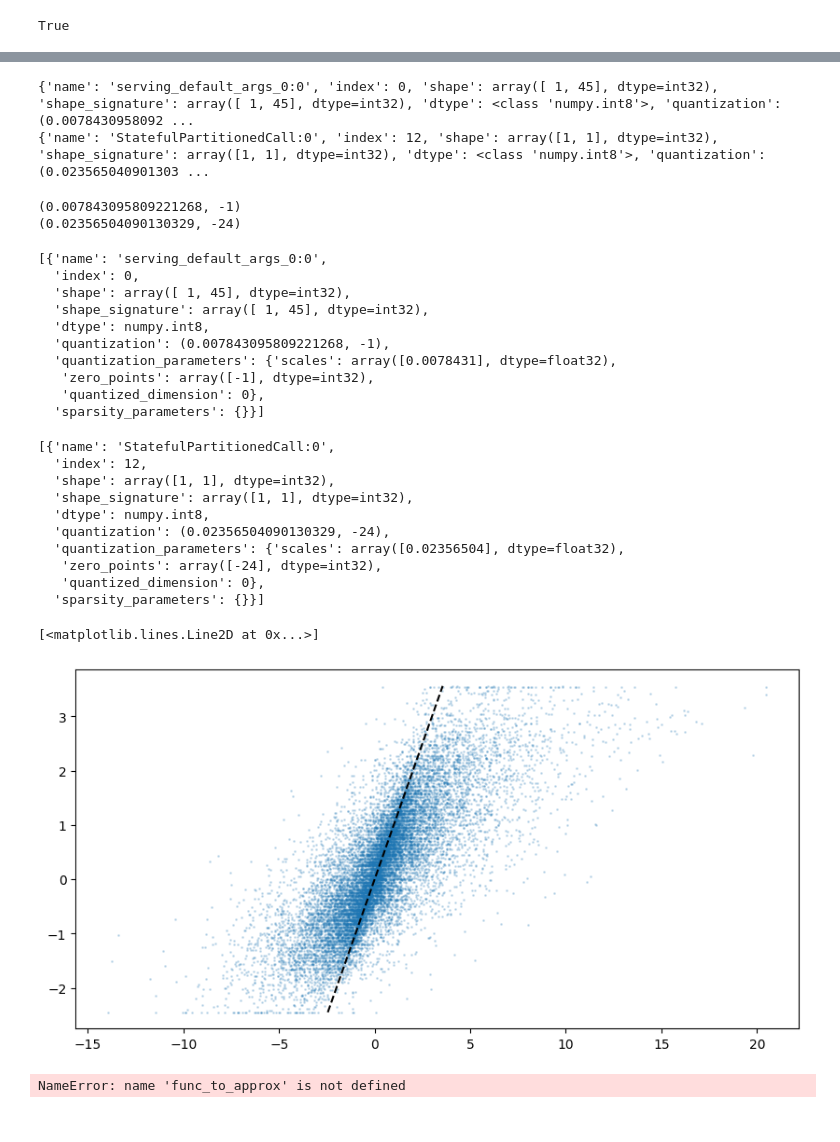
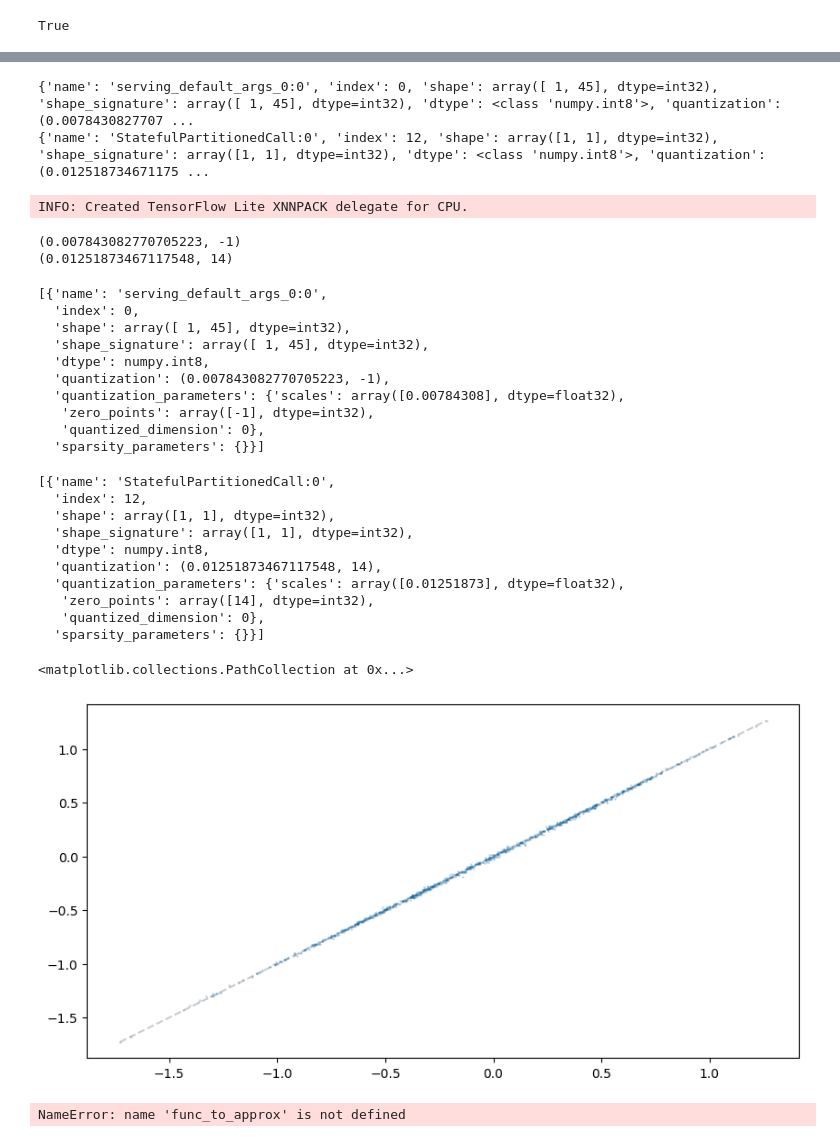
Before and after one commit to NovelMobileRobotsLab/rock, a Jupyter notebook: embedded/rock2_fw/trained_models/to_tflite.ipynb, the cells around one changed output, grey strips where cells are left out. Drawn from its saved outputs; the diff is of its cells as text; code cells hidden in the pictures.

```diff
--- a/embedded/rock2_fw/trained_models/to_tflite.ipynb
+++ b/embedded/rock2_fw/trained_models/to_tflite.ipynb
@@ -157,7 +157,7 @@ model = ActorCritic(
     init_noise_std=0,
     noise_std_type="scalar",
 )
-checkpoint = torch.load("2025-04-12_22-55-41_1000.pt", map_location=torch.device("cpu"), weights_only=True)  # Adjust path
+checkpoint = torch.load("2025-04-15_01-58-02_200.pt", map_location=torch.device("cpu"), weights_only=True)  # Adjust path
 model.load_state_dict(checkpoint["model_state_dict"])
 # model.eval()
 # model.std  = nn.Parameter(0 * torch.ones(1))
@@ -366,14 +355,15 @@ for input_detail in input_details:
 for output_detail in output_details:
     print(output_detail)
 # %% [output]
-{'name': 'serving_default_args_0:0', 'index': 0, 'shape': array([ 1, 45], dtype=int32), 'shape_signature': array([ 1, 45], dtype=int32), 'dtype': <class 'numpy.int8'>, 'quantization': (0.0078430958092 ...
-{'name': 'StatefulPartitionedCall:0', 'index': 12, 'shape': array([1, 1], dtype=int32), 'shape_signature': array([1, 1], dtype=int32), 'dtype': <class 'numpy.int8'>, 'quantization': (0.023565040901303 ...
+{'name': 'serving_default_args_0:0', 'index': 0, 'shape': array([ 1, 45], dtype=int32), 'shape_signature': array([ 1, 45], dtype=int32), 'dtype': <class 'numpy.int8'>, 'quantization': (0.0078430827707 ...
+{'name': 'StatefulPartitionedCall:0', 'index': 12, 'shape': array([1, 1], dtype=int32), 'shape_signature': array([1, 1], dtype=int32), 'dtype': <class 'numpy.int8'>, 'quantization': (0.012518734671175 ...
+INFO: Created TensorFlow Lite XNNPACK delegate for CPU.
 # %%
 print(input_details[0]['quantization'])
 print(output_details[0]['quantization'])
 # %% [output]
-(0.007843095809221268, -1)
-(0.02356504090130329, -24)
+(0.007843082770705223, -1)
+(0.01251873467117548, 14)
 # %%
 import os
 import json
@@ -444,8 +434,8 @@ display(input_details,output_details)
   'shape': array([ 1, 45], dtype=int32),
   'shape_signature': array([ 1, 45], dtype=int32),
   'dtype': numpy.int8,
-  'quantization': (0.007843095809221268, -1),
-  'quantization_parameters': {'scales': array([0.0078431], dtype=float32),
+  'quantization': (0.007843082770705223, -1),
+  'quantization_parameters': {'scales': array([0.00784308], dtype=float32),
    'zero_points': array([-1], dtype=int32),
    'quantized_dimension': 0},
   'sparsity_parameters': {}}]
@@ -454,40 +444,40 @@ display(input_details,output_details)
   'shape': array([1, 1], dtype=int32),
   'shape_signature': array([1, 1], dtype=int32),
   'dtype': numpy.int8,
-  'quantization': (0.02356504090130329, -24),
-  'quantization_parameters': {'scales': array([0.02356504], dtype=float32),
-   'zero_points': array([-24], dtype=int32),
+  'quantization': (0.01251873467117548, 14),
+  'quantization_parameters': {'scales': array([0.01251873], dtype=float32),
+   'zero_points': array([14], dtype=int32),
    'quantized_dimension': 0},
   'sparsity_parameters': {}}]
 # %%
 models = []
 outputs = []
-for test_scale in np.linspace(-3, 3, 20):
-    for test_rand in range(1000):
-        # input_float = test_scale*np.ones((1,INPUT_SIZE), dtype=np.float32)
-        input_float = test_scale*np.random.randn(1,INPUT_SIZE).astype(np.float32)
+for test_rand in range(1000):
+    # input_float = test_scale*np.ones((1,INPUT_SIZE), dtype=np.float32)
+    # input_float = test_scale*np.random.randn(1,INPUT_SIZE).astype(np.float32)
+    input_float = np.random.uniform(low=-1.0, high=1.0, size=(1, INPUT_SIZE)).astype(np.float32)
 
-        output_model = model.act_inference(torch.tensor(input_float))
-        models.append(float(output_model.flatten()[0]))
+    output_model = model.act_inference(torch.tensor(input_float))
+    models.append(float(output_model.flatten()[0]))
 
-        input_scale = input_details[0]['quantization_parameters']['scales'][0]
-        input_zero_point = input_details[0]['quantization_parameters']['zero_points'][0]
-        input_quantized = np.clip(np.round(input_float / input_scale + input_zero_point), -128, 127).astype(np.int8)
-        interpreter.set_tensor(input_details[0]['index'], input_quantized.reshape((1,INPUT_SIZE)))
-        interpreter.invoke()
-        output_data = interpreter.get_tensor(output_details[0]['index'])
-        output_scale = output_details[0]['quantization_parameters']['scales'][0]
-        output_zero_point = output_details[0]['quantization_parameters']['zero_points'][0]
-        output_data_float = (output_data.astype(np.float32) - output_zero_point) * output_scale
-        outputs.append(output_data_float.flatten()[0])
+    input_scale = input_details[0]['quantization_parameters']['scales'][0]
+    input_zero_point = input_details[0]['quantization_parameters']['zero_points'][0]
+    input_quantized = np.clip(np.round(input_float / input_scale + input_zero_point), -128, 127).astype(np.int8)
+    interpreter.set_tensor(input_details[0]['index'], input_quantized.reshape((1,INPUT_SIZE)))
+    interpreter.invoke()
+    output_data = interpreter.get_tensor(output_details[0]['index'])
+    output_scale = output_details[0]['quantization_parameters']['scales'][0]
+    output_zero_point = output_details[0]['quantization_parameters']['zero_points'][0]
+    output_data_float = (output_data.astype(np.float32) - output_zero_point) * output_scale
+    outputs.append(output_data_float.flatten()[0])
 
     # print(float(output_model.flatten()[0]), output_data_float.flatten()[0])
 plt.figure(figsize=(10, 5))
+plt.plot(np.linspace(min(outputs), max(outputs), 100), np.linspace(min(outputs), max(outputs), 100), 'k--', alpha=0.2)
 plt.scatter(models, outputs, s=1, alpha=0.2)
-plt.plot(np.linspace(min(outputs), max(outputs), 100), np.linspace(min(outputs), max(outputs), 100), 'k--')
 # %% [output]
-[<matplotlib.lines.Line2D at 0x...>]
+<matplotlib.collections.PathCollection at 0x...>
-[figure, old version]
+[figure, new version]
 # %%
 # test quantized model
 num_test_points = 10000
```
Also changed, not shown: parts of 9 cells of this notebook, 15 other files.
